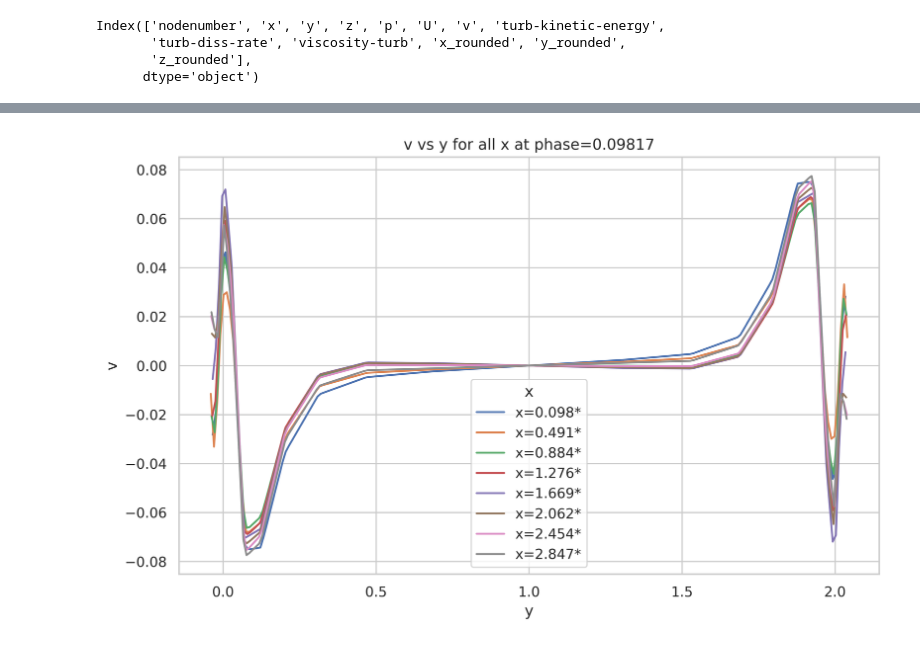
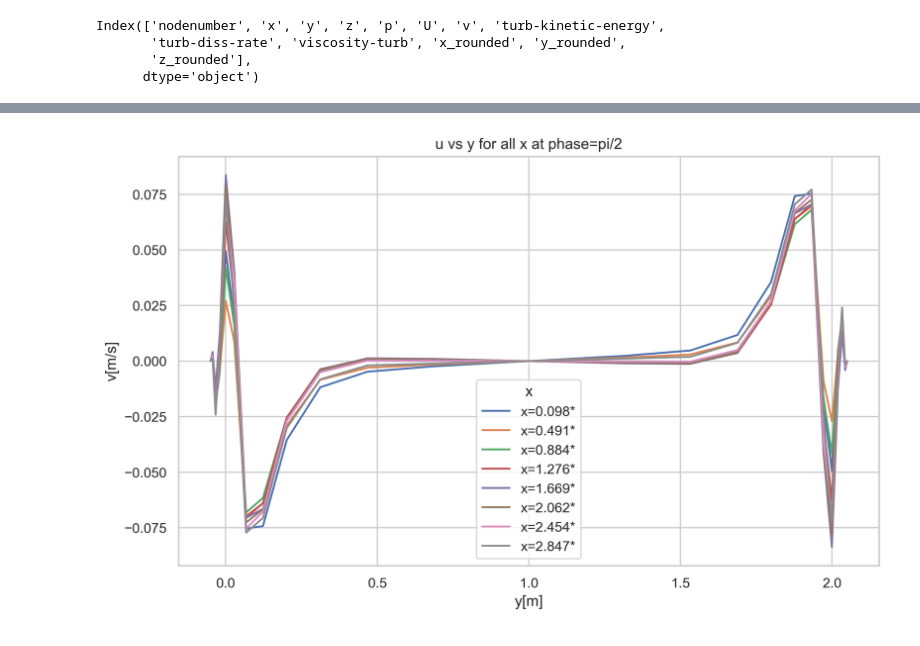
Before and after one commit to alexliberzonlab/sari-data, a Jupyter notebook: data_to_plot.ipynb, the cells around one changed output, grey strips where cells are left out. Cells and saved outputs as stored; diff of their text form; code cells hidden in the pictures.

```diff
--- a/data_to_plot.ipynb
+++ b/data_to_plot.ipynb
@@ -205,47 +327,55 @@ plt.show()
 # %%
-sns.set(style="whitegrid")
-plt.figure(figsize=(10, 6), dpi=500)
+#interpolation in x only by the corresponding node(chosen)
+def build_symmetric_y_grid(y_min, y_max, l1, r, n):
+    spacing_half = [l1 * r**(i) for i in range(n)]
+    spacing = np.array(spacing_half + spacing_half[::-1])
+    spacing_scaled = spacing / spacing.sum() * (y_max - y_min)
+    y_points = np.cumsum(spacing_scaled) + y_min  # Start from y_min directly
+    y_points = np.insert(y_points, 0, y_min)
+    return y_points  # Remove the insert operation
 
-x_unique = np.sort(df['x_rounded'].unique())
+def interpolate_U_at_x(x_val, df, unique_x, l1, r, n):
+    x_below = unique_x[unique_x < x_val].max(initial=None)
+    x_above = unique_x[unique_x > x_val].min(initial=None)
+    if x_below is None or x_above is None:
+        return None
 
-for x_val in sorted(x_sel):
-    if x_val in x_unique:
-        subset = df[df['x_rounded'] == x_val]
+    sub_below = df[df['x_rounded'] == x_below].sort_values('y').reset_index(drop=True)
+    sub_above = df[df['x_rounded'] == x_above].sort_values('y').reset_index(drop=True)
+
+    y_min = -0.05 * np.sin(16 * x_val)
+    y_max =  2.0 + 0.05 * np.sin(16 * x_val)
+    y_interp = build_symmetric_y_grid(y_min, y_max, l1, r, n)
+
+    if len(sub_below) < 2*n+1 or len(sub_above) < 2*n+1:
+        return None
+
+    v_below = sub_below['v']
+    v_above = sub_above['v']
+    v_interp = v_below + (v_above - v_below) * (x_val - x_below) / (x_above - x_below)
+
+    return pd.DataFrame({'y': y_interp, 'v': v_interp})
+
+
+# === Plotting ===
+plt.figure(figsize=(10, 6), dpi=300)
+for x_val in x_sel:
+    if x_val in unique_x:
+        subset = df[df['x_rounded'] == x_val].sort_values('y')
         sns.lineplot(x='y', y='v', data=subset, label=f'x={x_val:.3f}')
     else:
-        x_below = x_unique[x_unique < x_val].max(initial=None)
-        x_above = x_unique[x_unique > x_val].min(initial=None)
-
-        if x_below is not None and x_above is not None:
-            sub_below = df[df['x_rounded'] == x_below].sort_values('y')
-            sub_above = df[df['x_rounded'] == x_above].sort_values('y')
-
-            # Interpolators for V vs y at x_below and x_above
-            f_below = interp1d(sub_below['y'], sub_below['v'], bounds_error=False, fill_value=np.nan)
-            f_above = interp1d(sub_above['y'], sub_above['v'], bounds_error=False, fill_value=np.nan)
-
-            y_interp = np.linspace(
-                max(sub_below['y'].min(), sub_above['y'].min()),
-                min(sub_below['y'].max(), sub_above['y'].max()),
-                200
-            )
-
-            V1 = f_below(y_interp)
-            V2 = f_above(y_interp)
-
-            V_interp = V1 + (V2 - V1) * (x_val - x_below) / (x_above - x_below)
-
-            interp_df = pd.DataFrame({'y': y_interp, 'v': V_interp})
+        interp_df = interpolate_U_at_x(x_val, df, unique_x, l1, r, n)
+        if interp_df is not None:
             sns.lineplot(x='y', y='v', data=interp_df, label=f'x={x_val:.3f}*')
 
-plt.title(f'v vs y for all x at phase={theta_target}')
-plt.xlabel('y')
-plt.ylabel('v')
+plt.title(f'u vs y for all x at phase=pi/{pi_div}')
+plt.xlabel('y[m]')
+plt.ylabel('v[m/s]')
+plt.grid(True)
 plt.legend(title='x')
-plt.grid(True)
 plt.show()
 # %% [output]
-[figure, old version]
+[figure, new version]
 # %%
 sns.set(style="whitegrid")
 
```
Also changed, not shown: parts of 12 cells of this notebook.
